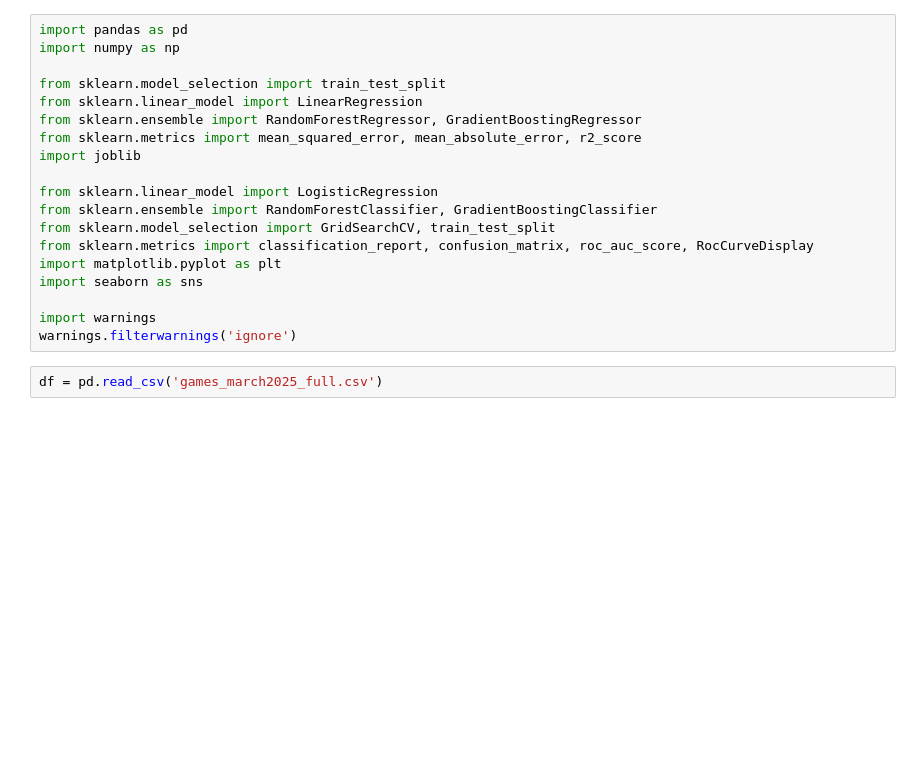
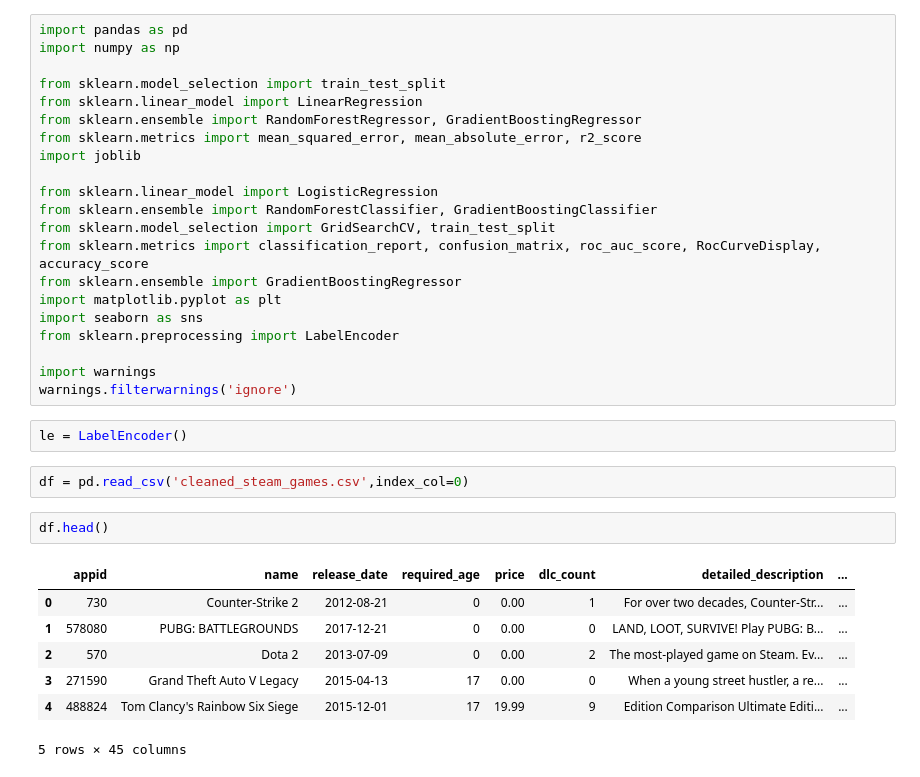
Before and after one commit to Qirun919/Steam_games_2025, a Jupyter notebook: Untitled.ipynb, the cells around one changed output. Cells and saved outputs as stored; diff of their text form; blank space fills up the shorter version.

```diff
--- a/Untitled.ipynb
+++ b/Untitled.ipynb
@@ -11,11 +11,25 @@ import joblib
 from sklearn.linear_model import LogisticRegression
 from sklearn.ensemble import RandomForestClassifier, GradientBoostingClassifier
 from sklearn.model_selection import GridSearchCV, train_test_split
-from sklearn.metrics import classification_report, confusion_matrix, roc_auc_score, RocCurveDisplay
+from sklearn.metrics import classification_report, confusion_matrix, roc_auc_score, RocCurveDisplay, accuracy_score
+from sklearn.ensemble import GradientBoostingRegressor
 import matplotlib.pyplot as plt
 import seaborn as sns
+from sklearn.preprocessing import LabelEncoder
 
 import warnings
 warnings.filterwarnings('ignore')
+# %%
+le = LabelEncoder()
 # %%
-df = pd.read_csv('games_march2025_full.csv')
+df = pd.read_csv('cleaned_steam_games.csv',index_col=0)
+# %%
+df.head()
+# %% [output]
+|  | appid | name | release_date | required_age | price | dlc_count | detailed_description | ... |
+| 0 | 730 | Counter-Strike 2 | 2012-08-21 | 0 | 0.00 | 1 | For over two decades, Counter-Str... | ... |
+| 1 | 578080 | PUBG: BATTLEGROUNDS | 2017-12-21 | 0 | 0.00 | 0 | LAND, LOOT, SURVIVE! Play PUBG: B... | ... |
+| 2 | 570 | Dota 2 | 2013-07-09 | 0 | 0.00 | 2 | The most-played game on Steam. Ev... | ... |
+| 3 | 271590 | Grand Theft Auto V Legacy | 2015-04-13 | 17 | 0.00 | 0 | When a young street hustler, a re... | ... |
+| 4 | 488824 | Tom Clancy's Rainbow Six Siege | 2015-12-01 | 17 | 19.99 | 9 | Edition Comparison Ultimate Editi... | ... |
+5 rows × 45 columns
```
Also changed, not shown: parts of 33 cells of this notebook, 4 other files.
